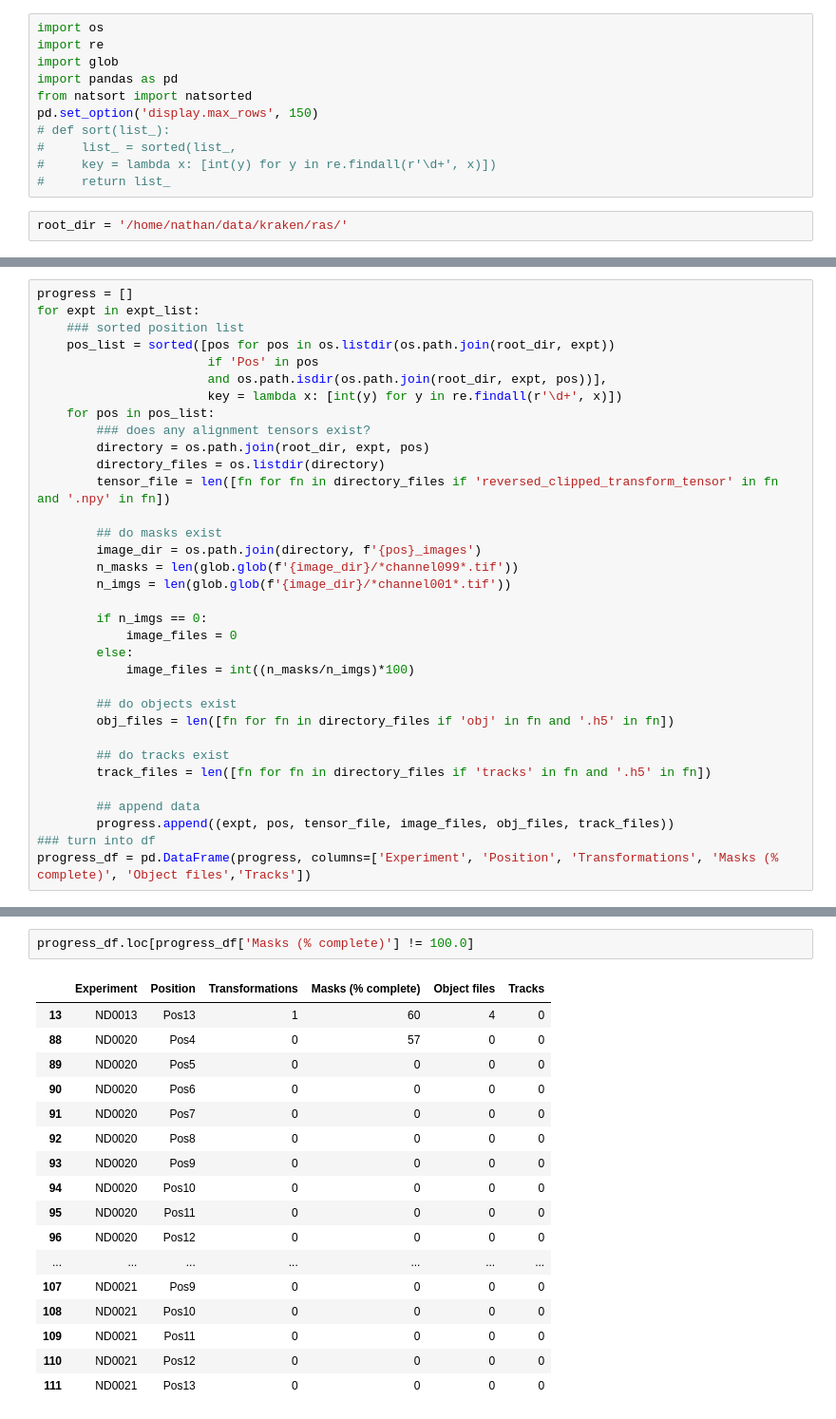
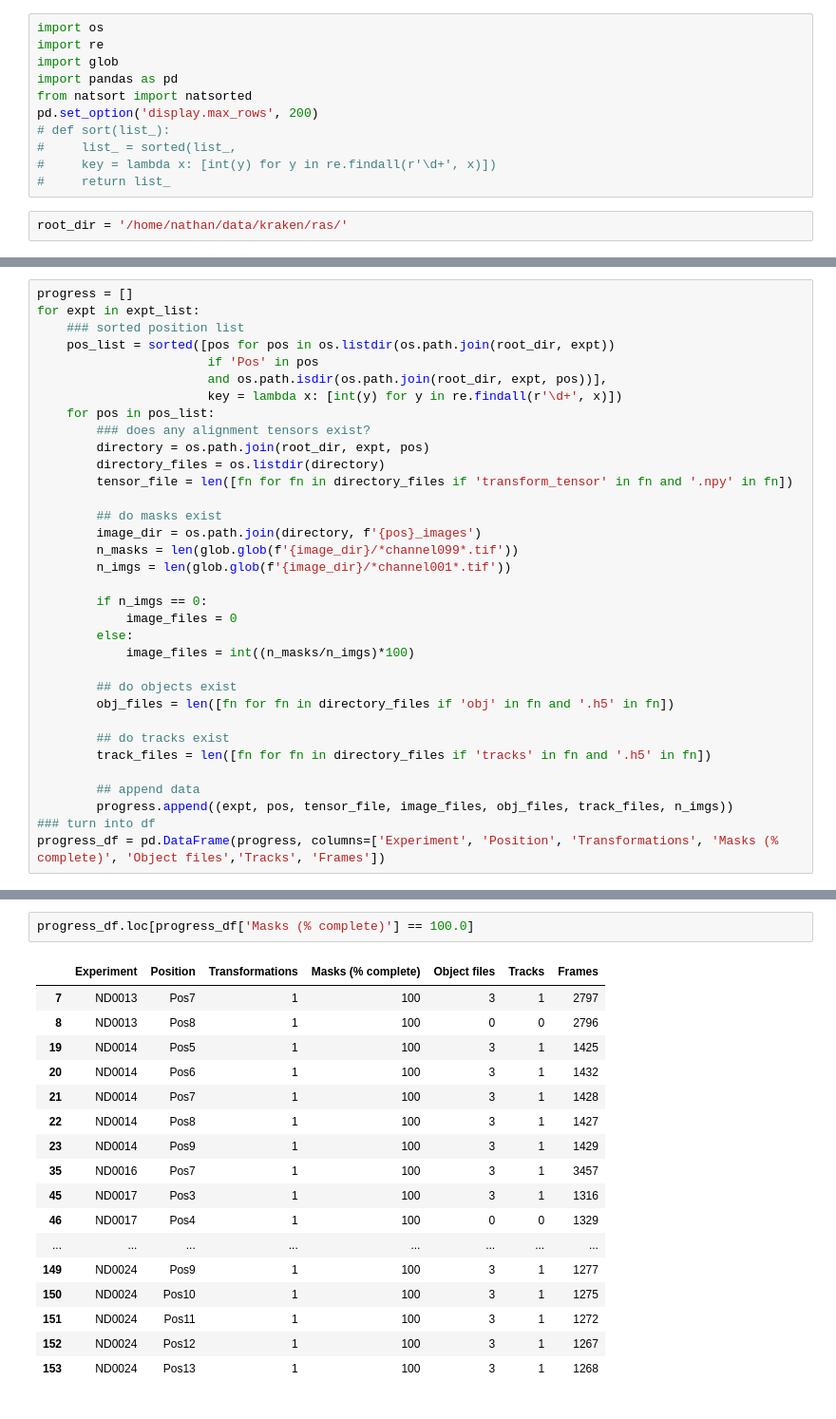
Before and after one commit to nthndy/segment-classify-track, a Jupyter notebook: progress checker.ipynb, the cells around one changed output, grey strips where cells are left out. Shown at 95% size. Saved outputs shown, nothing was run; the diff lists cells and outputs as text.

```diff
--- a/progress checker.ipynb
+++ b/progress checker.ipynb
@@ -12,7 +12,7 @@ import re
 import glob
 import pandas as pd
 from natsort import natsorted
-pd.set_option('display.max_rows', 150)
+pd.set_option('display.max_rows', 200)
 # def sort(list_):
 #     list_ = sorted(list_,
 #     key = lambda x: [int(y) for y in re.findall(r'\d+', x)])
@@ -38,7 +38,7 @@ for expt in expt_list:
         ### does any alignment tensors exist?
         directory = os.path.join(root_dir, expt, pos)
         directory_files = os.listdir(directory)
-        tensor_file = len([fn for fn in directory_files if 'reversed_clipped_transform_tensor' in fn and '.npy' in fn])
+        tensor_file = len([fn for fn in directory_files if 'transform_tensor' in fn and '.npy' in fn])
 
         ## do masks exist
         image_dir = os.path.join(directory, f'{pos}_images')
@@ -57,9 +57,9 @@ for expt in expt_list:
         track_files = len([fn for fn in directory_files if 'tracks' in fn and '.h5' in fn])
 
         ## append data
-        progress.append((expt, pos, tensor_file, image_files, obj_files, track_files))
+        progress.append((expt, pos, tensor_file, image_files, obj_files, track_files, n_imgs))
 ### turn into df
-progress_df = pd.DataFrame(progress, columns=['Experiment', 'Position', 'Transformations', 'Masks (% complete)', 'Object files','Tracks'])
+progress_df = pd.DataFrame(progress, columns=['Experiment', 'Position', 'Transformations', 'Masks (% complete)', 'Object files','Tracks', 'Frames'])
 # %%
 progress_df
 # %% [output]
@@ -83,20 +83,20 @@ progress_df
 # %%
-progress_df.loc[progress_df['Masks (% complete)'] != 100.0]
+progress_df.loc[progress_df['Masks (% complete)'] == 100.0]
 # %% [output]
-|  | Experiment | Position | Transformations | Masks (% complete) | Object files | Tracks |
-| 13 | ND0013 | Pos13 | 1 | 60 | 4 | 0 |
-| 88 | ND0020 | Pos4 | 0 | 57 | 0 | 0 |
-| 89 | ND0020 | Pos5 | 0 | 0 | 0 | 0 |
-| 90 | ND0020 | Pos6 | 0 | 0 | 0 | 0 |
-| 91 | ND0020 | Pos7 | 0 | 0 | 0 | 0 |
-| 92 | ND0020 | Pos8 | 0 | 0 | 0 | 0 |
-| 93 | ND0020 | Pos9 | 0 | 0 | 0 | 0 |
-| 94 | ND0020 | Pos10 | 0 | 0 | 0 | 0 |
-| 95 | ND0020 | Pos11 | 0 | 0 | 0 | 0 |
-| 96 | ND0020 | Pos12 | 0 | 0 | 0 | 0 |
-| ... | ... | ... | ... | ... | ... | ... |
-| 107 | ND0021 | Pos9 | 0 | 0 | 0 | 0 |
-| 108 | ND0021 | Pos10 | 0 | 0 | 0 | 0 |
-| 109 | ND0021 | Pos11 | 0 | 0 | 0 | 0 |
-| 110 | ND0021 | Pos12 | 0 | 0 | 0 | 0 |
-| 111 | ND0021 | Pos13 | 0 | 0 | 0 | 0 |
+|  | Experiment | Position | Transformations | Masks (% complete) | Object files | Tracks | Frames |
+| 7 | ND0013 | Pos7 | 1 | 100 | 3 | 1 | 2797 |
+| 8 | ND0013 | Pos8 | 1 | 100 | 0 | 0 | 2796 |
+| 19 | ND0014 | Pos5 | 1 | 100 | 3 | 1 | 1425 |
+| 20 | ND0014 | Pos6 | 1 | 100 | 3 | 1 | 1432 |
+| 21 | ND0014 | Pos7 | 1 | 100 | 3 | 1 | 1428 |
+| 22 | ND0014 | Pos8 | 1 | 100 | 3 | 1 | 1427 |
+| 23 | ND0014 | Pos9 | 1 | 100 | 3 | 1 | 1429 |
+| 35 | ND0016 | Pos7 | 1 | 100 | 3 | 1 | 3457 |
+| 45 | ND0017 | Pos3 | 1 | 100 | 3 | 1 | 1316 |
+| 46 | ND0017 | Pos4 | 1 | 100 | 0 | 0 | 1329 |
+| ... | ... | ... | ... | ... | ... | ... | ... |
+| 149 | ND0024 | Pos9 | 1 | 100 | 3 | 1 | 1277 |
+| 150 | ND0024 | Pos10 | 1 | 100 | 3 | 1 | 1275 |
+| 151 | ND0024 | Pos11 | 1 | 100 | 3 | 1 | 1272 |
+| 152 | ND0024 | Pos12 | 1 | 100 | 3 | 1 | 1267 |
+| 153 | ND0024 | Pos13 | 1 | 100 | 3 | 1 | 1268 |
```
Also changed, not shown: parts of 19 cells of this notebook, 5 other files.
